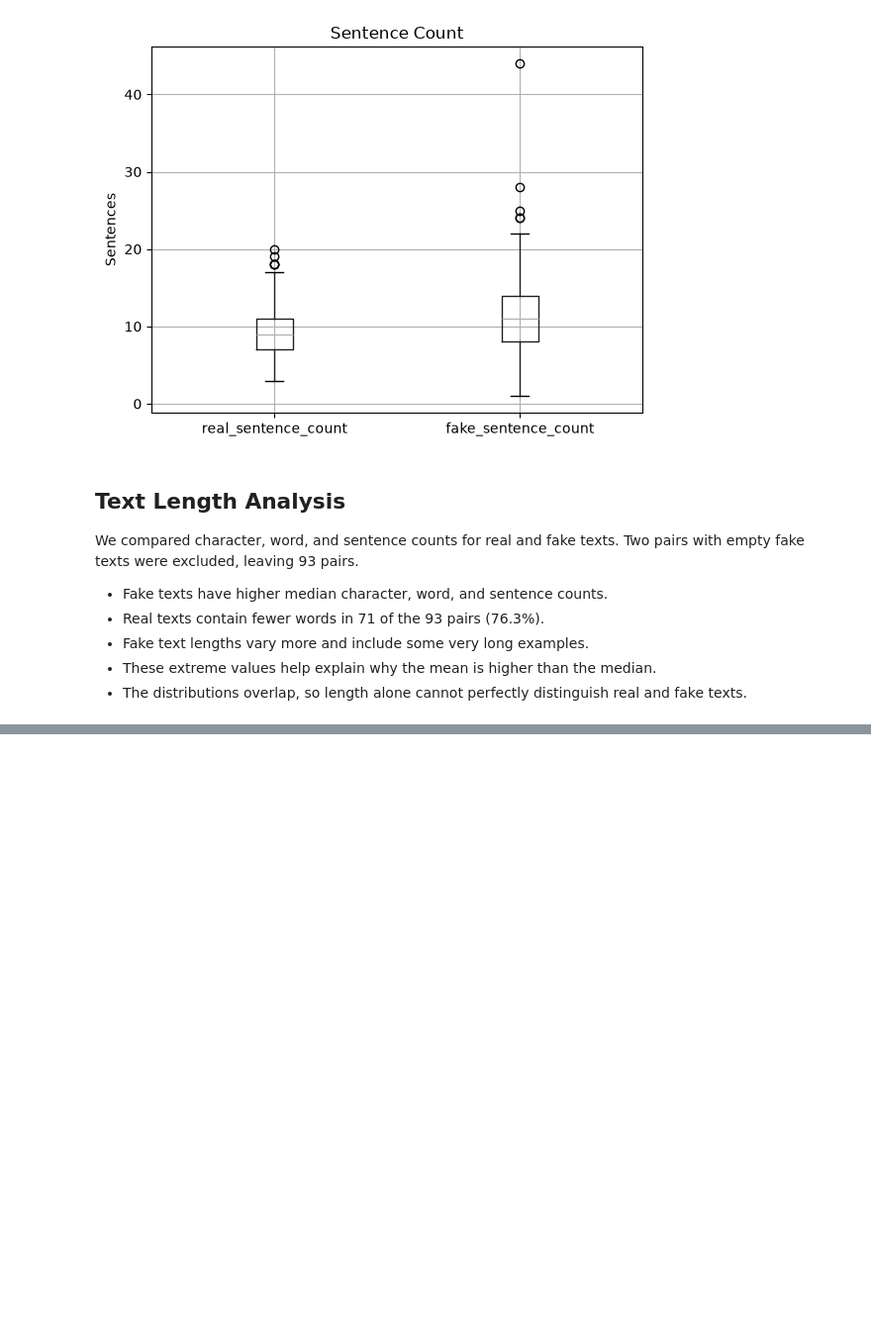
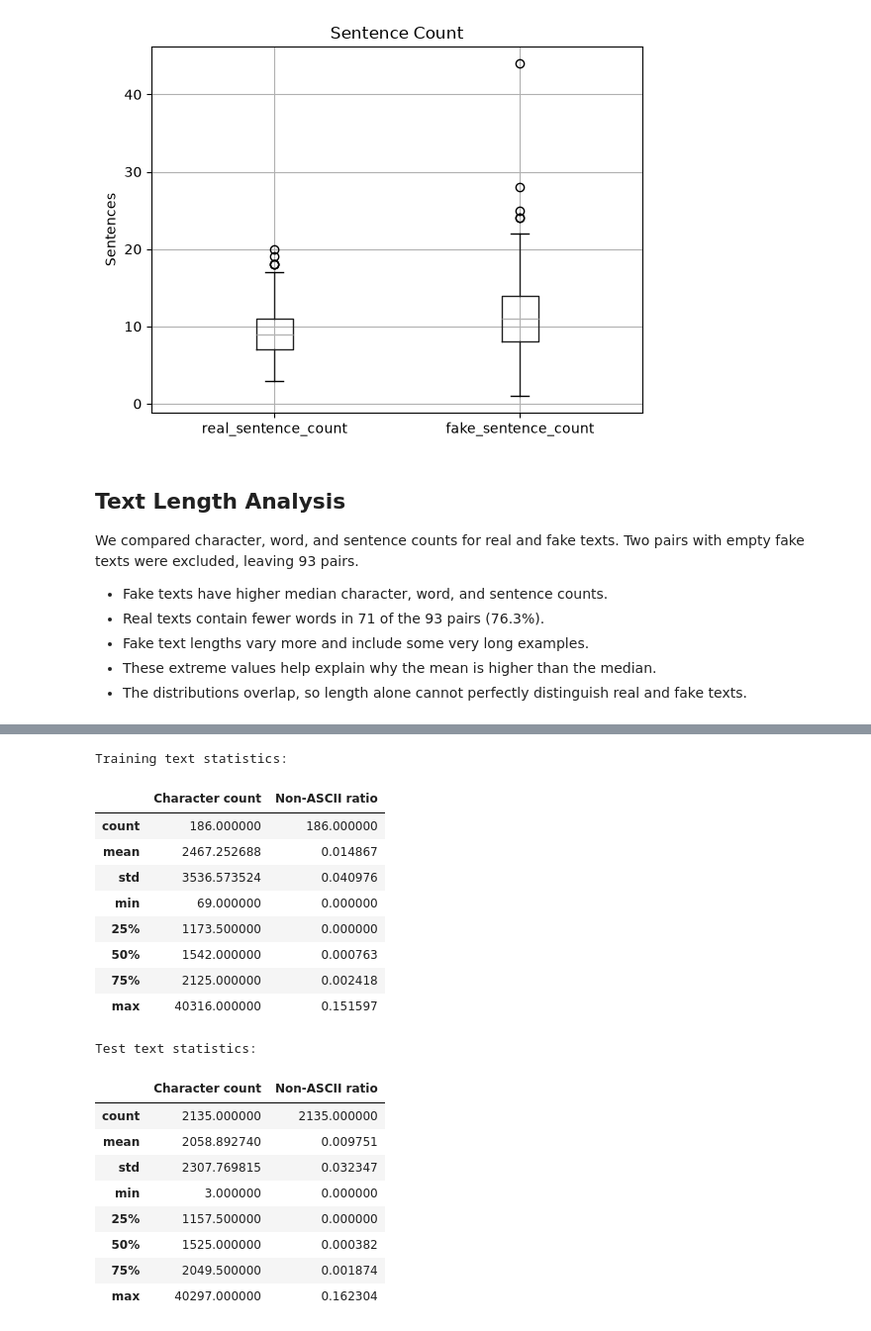
Before and after one commit to tosuun/GROUP66_CENG313, a Jupyter notebook: notebooks/assignment1_eda_baseline.ipynb, the cells around one changed output, grey strips where cells are left out. Shown at 99% size. Cells and saved outputs as stored; diff of their text form; code cells hidden in the pictures; blank space fills up the shorter version.

```diff
--- a/notebooks/assignment1_eda_baseline.ipynb
+++ b/notebooks/assignment1_eda_baseline.ipynb
@@ -208,0 +587,53 @@ We compared character, word, and sentence counts for real and fake texts. Two pa
+# %%
+# Combine both texts from each pair
+train_texts = pd.concat(
+    [texts_df["real_text"], texts_df["fake_text"]],
+    ignore_index=True
+)
+
+test_texts = pd.concat(
+    [test_df["text_1"], test_df["text_2"]],
+    ignore_index=True
+)
+
+# Compare non-empty texts in both datasets
+train_texts = train_texts[train_texts.str.strip().ne("")]
+test_texts = test_texts[test_texts.str.strip().ne("")]
+
+# Calculate comparable measurements
+train_stats = pd.DataFrame({
+    "Character count": train_texts.str.len(),
+    "Non-ASCII ratio": train_texts.apply(non_ascii_ratio)
+})
+
+test_stats = pd.DataFrame({
+    "Character count": test_texts.str.len(),
+    "Non-ASCII ratio": test_texts.apply(non_ascii_ratio)
+})
+
+print("Training text statistics:")
+display(train_stats.describe())
+
+print("Test text statistics:")
+display(test_stats.describe())
+# %% [output]
+Training text statistics:
+|  | Character count | Non-ASCII ratio |
+| count | 186.000000 | 186.000000 |
+| mean | 2467.252688 | 0.014867 |
+| std | 3536.573524 | 0.040976 |
+| min | 69.000000 | 0.000000 |
+| 25% | 1173.500000 | 0.000000 |
+| 50% | 1542.000000 | 0.000763 |
+| 75% | 2125.000000 | 0.002418 |
+| max | 40316.000000 | 0.151597 |
+Test text statistics:
+|  | Character count | Non-ASCII ratio |
+| count | 2135.000000 | 2135.000000 |
+| mean | 2058.892740 | 0.009751 |
+| std | 2307.769815 | 0.032347 |
+| min | 3.000000 | 0.000000 |
+| 25% | 1157.500000 | 0.000000 |
+| 50% | 1525.000000 | 0.000382 |
+| 75% | 2049.500000 | 0.001874 |
+| max | 40297.000000 | 0.162304 |
```
Also changed, not shown: parts of 19 cells of this notebook.
